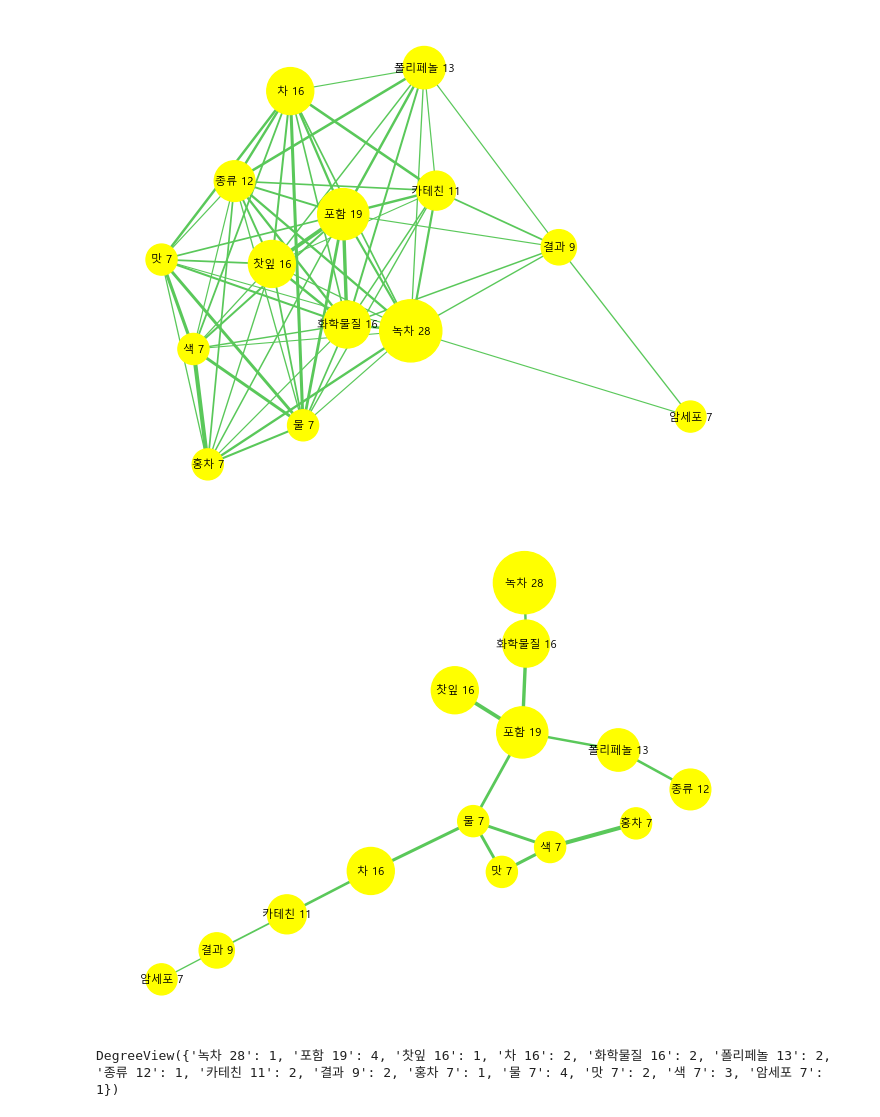
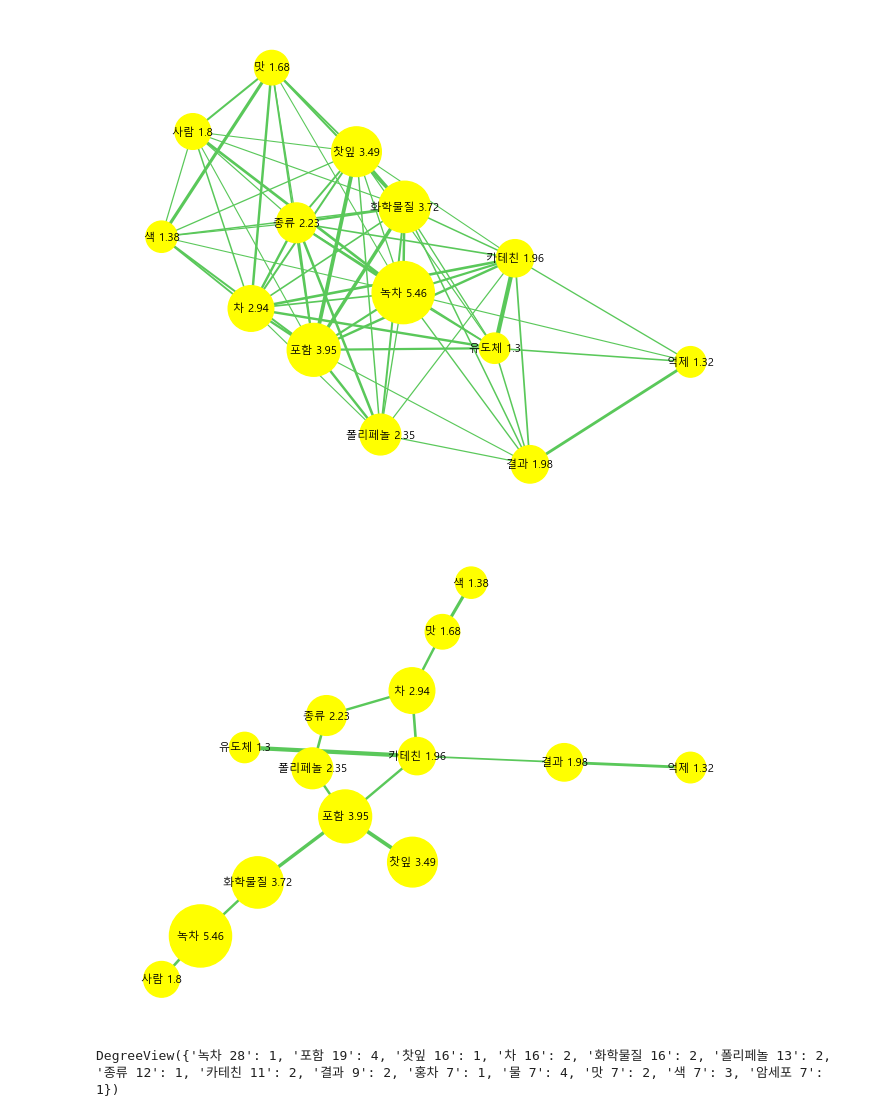
Before and after one commit to JeonJaeHyeong/knowledge_graph_python, a Jupyter notebook: graph.ipynb, the cells around one changed output. Saved outputs shown, nothing was run; the diff lists cells and outputs as text; code cells hidden in the pictures.

```diff
--- a/graph.ipynb
+++ b/graph.ipynb
@@ -67,17 +67,17 @@ class KnowledgeGraph:
         tmp_dict['감기'] = dict['감기']
 
         tmp_dict = sorted(tmp_dict.items(), key=operator.itemgetter(1), reverse=True)
-        print("tmp : ", tmp_dict)
+        #print("tmp : ", tmp_dict)
         '''
         return sorted_dict
 
 
     def get_nodes(self):
-        if self.w_option =="TF":
+        if self.w_option == "Term-Frequency":
             tokens_comb = pre.preprocess_node(self.paras)
             dic_comb = pre.make_dic_count(tokens_comb)
             return self.get_top_N(dic_comb)
-        elif self.w_option =="textrank":
+        elif self.w_option =="TextRank":
             keyword_extractor = KeywordSummarizer(
                 tokenize = pre.mecab_tokenize,
                 window = -1,
@@ -87,7 +87,7 @@ class KnowledgeGraph:
             sents = " ".join(self.paras).split(". ")
             keywords = keyword_extractor.summarize(sents, topk=self.n_node)
             for word, rank in keywords:
-                dic_comb.append((word, rank))
+                dic_comb.append((word, round(rank, 2)))
             return dic_comb
 
     def get_adj(self): #title, nodes, option, scale):
@@ -178,29 +178,16 @@ class KnowledgeGraph:
         for idx, name in enumerate(nodes):
             id2name[idx] = name
 
-        def get_route(parent, start, end):
-            route = []
-            current = end
-            while current != start:
-                route.append(current)
-                current = parent[current]
-
-            route.append(start)
-            route.reverse()
-            return route
-
         if option == "dijkstra":
             dist, parents = d.dijkstra(graph, r)
             for i in range(n):
                 for j in range(i+1, n):
                     if dist[i][j] != float('inf'):
-                        route = get_route(parents[i], i, j)
-                        for p in range(len(route)-1):
-                            fromN, toN = id2name[route[p]], id2name[route[p+1]]
-                            if not newG.has_edge(fromN, toN):
-                                newG.add_edge(fromN, toN, weight=adj[route[p]][route[p+1]])
+                        if dist[i][j] == adj[i][j]:
+                            fromN, toN = id2name[i], id2name[j]
+                            newG.add_edge(fromN, toN, weight=adj[i][j])
 
-        elif option == "kruskal":
+        elif option == "MST":
             parent = k.kruskal(graph, r)
             for p in range(len(parent)):
                 fromN, toN = id2name[p], id2name[parent[p]]
@@ -223,7 +210,8 @@ title = "녹차 속 폴리페놀"
 scale = 7
 num_node = 14
 edge_option = "scs"
-word_option = "TF"
+#word_option = "Term-Frequency"
+word_option = "TextRank"
 cut_option = "PFNET"
 r = float("inf")
 KG = KnowledgeGraph(title, num_node, scale, edge_option, word_option, cut_option, r)
@@ -244,26 +232,26 @@ plt.rc('font', family=font_name)
 # %%
 weights = nx.get_edge_attributes(KG.G, "weight")
 edges = KG.G.edges()
-nodeSize = [ int(t.split()[-1]) for t in list(KG.G.nodes) ]
+nodeSize = [ float(t.split()[-1]) for t in list(KG.G.nodes) ]
 nodeSize = nodeSize / np.max(nodeSize) * 2000
 
 scaling_factor = 0.6 # to emphasise differences
 alphas = [(scale - weights[edge] + 1) * scaling_factor for edge in edges]
 colors = [rgb_to_hex((90, 200, 90)) for edge in edges]
 #colors = [rgb_to_hex((int(75 * (weights[edge]/7))+180, int(140 * (1-weights[edge]/7))+70, 0  )) for edge in edges]
 #nx.draw_shell(G, edge_color=colors, node_color='yellow', node_size=nodeSize, font_size=8, width=alphas, with_labels=True, font_family=font_name)
 nx.draw_spring(KG.G, edge_color=colors, node_color='yellow', node_size=nodeSize, font_size=8, width=alphas, with_labels=True, font_family=font_name)
 
 #pos=nx.spring_layout(G)
 #nx.draw_networkx(G, pos=pos, edge_color=colors, node_color='yellow', node_size=nodeSize, font_size=8, width=alphas, with_labels=True, font_family=font_name)
 #labels = nx.get_edge_attributes(G,'weight')
 #nx.draw_networkx_edge_labels(G, pos=pos, edge_labels=labels, font_size=6)
 # %% [output]
-[figure, old version]
+[figure, new version]
 # %%
 weights = nx.get_edge_attributes(KG.cut_G, "weight")
 edges = KG.cut_G.edges()
-nodeSize = [ int(t.split()[-1]) for t in list(KG.cut_G.nodes) ]
+nodeSize = [ float(t.split()[-1]) for t in list(KG.cut_G.nodes) ]
 nodeSize = nodeSize / np.max(nodeSize) * 2000
 
 scaling_factor = 0.6 # to emphasise differences
@@ -278,7 +266,7 @@ nx.draw_spring(KG.cut_G, edge_color=colors, node_color='yellow', node_size=nodeS
 #labels = nx.get_edge_attributes(cut_G,'weight')
 #nx.draw_networkx_edge_labels(cut_G, pos=pos, edge_labels=labels, font_size=6)
 # %% [output]
-[figure, old version]
+[figure, new version]
 # %%
 KG.cut_G.degree
 # %% [output]
```
Also changed, not shown: 3 other files.
